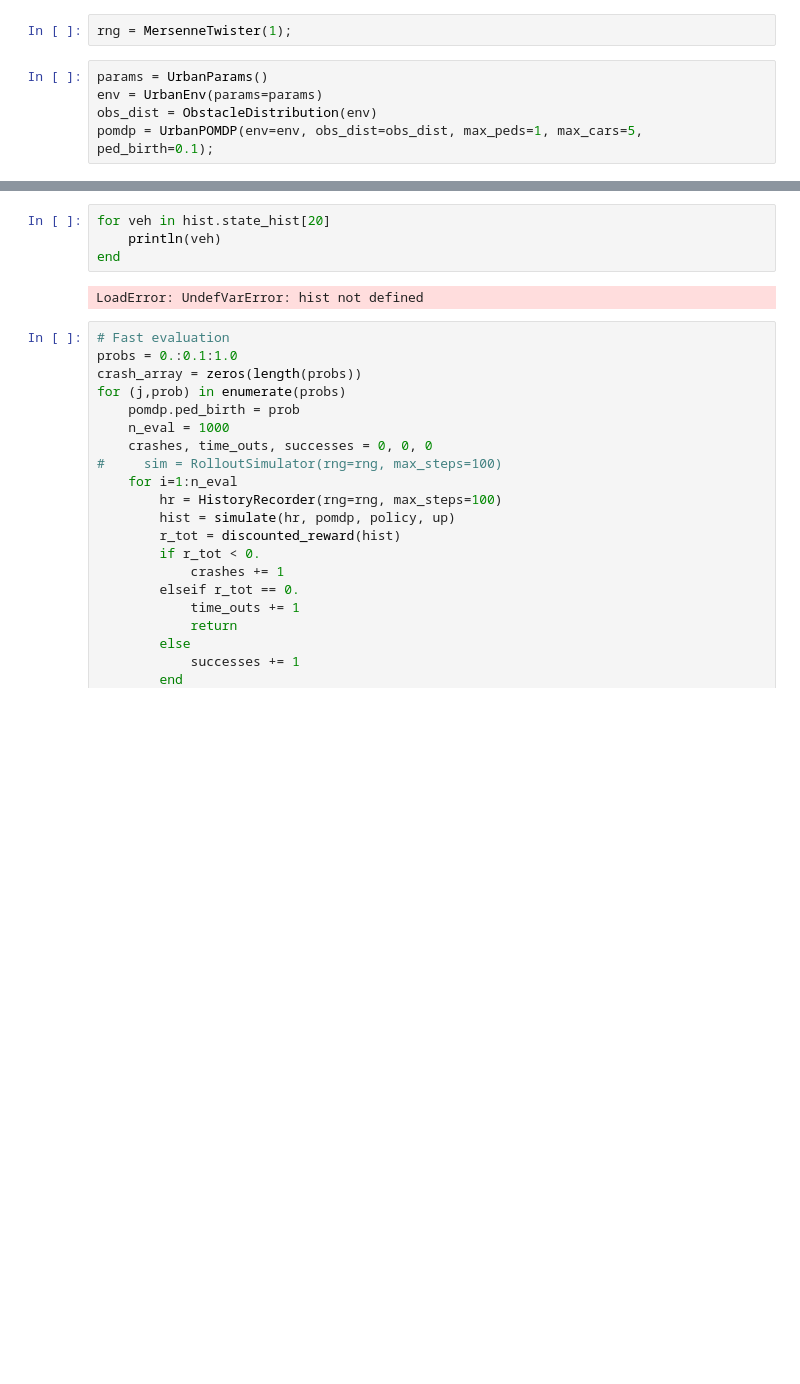
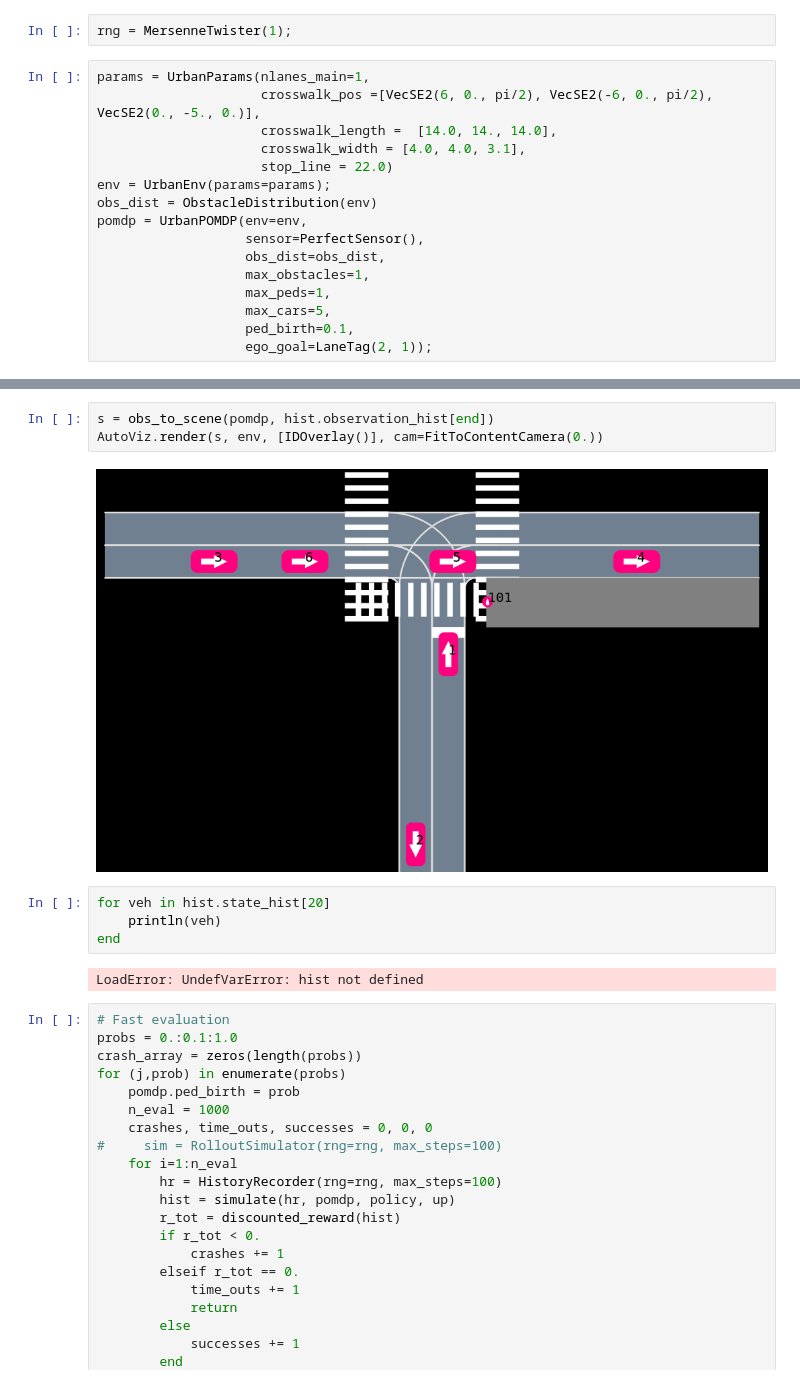
Before and after one commit to sisl/AutomotivePOMDPs.jl, a Jupyter notebook: docs/urban_pomdp.ipynb, the cells around one changed output, grey strips where cells are left out. Cells and saved outputs as stored; diff of their text form; blank space fills up the shorter version.

Commit message:
change obstacle generation and coordinate system in UrbanPOMDP

```diff
--- a/docs/urban_pomdp.ipynb
+++ b/docs/urban_pomdp.ipynb
@@ -15,7 +18,18 @@ WARNING: Method definition copy!(Array{Float64, 1}, AutomotiveDrivingModels.LatL
 # %%
 rng = MersenneTwister(1);
 # %%
-params = UrbanParams()
-env = UrbanEnv(params=params)
+params = UrbanParams(nlanes_main=1,
+                     crosswalk_pos =[VecSE2(6, 0., pi/2), VecSE2(-6, 0., pi/2), VecSE2(0., -5., 0.)],
+                     crosswalk_length =  [14.0, 14., 14.0],
+                     crosswalk_width = [4.0, 4.0, 3.1],
+                     stop_line = 22.0)
+env = UrbanEnv(params=params);
 obs_dist = ObstacleDistribution(env)
-pomdp = UrbanPOMDP(env=env, obs_dist=obs_dist, max_peds=1, max_cars=5, ped_birth=0.1);
+pomdp = UrbanPOMDP(env=env,
+                   sensor=PerfectSensor(),
+                   obs_dist=obs_dist,
+                   max_obstacles=1,
+                   max_peds=1,
+                   max_cars=5,
+                   ped_birth=0.1,
+                   ego_goal=LaneTag(2, 1));
@@ -44,3 +53,8 @@ Reel.Frames{MIME{Symbol("image/png")}}("/tmp/tmpVPudpK", 0x0000000000000047, 4.0
+# %%
+s = obs_to_scene(pomdp, hist.observation_hist[end])
+AutoViz.render(s, env, [IDOverlay()], cam=FitToContentCamera(0.))
+# %% [output]
+[figure, added]
 # %%
 for veh in hist.state_hist[20]
     println(veh)
```
Also changed, not shown: parts of 5 cells of this notebook, 7 other files.
